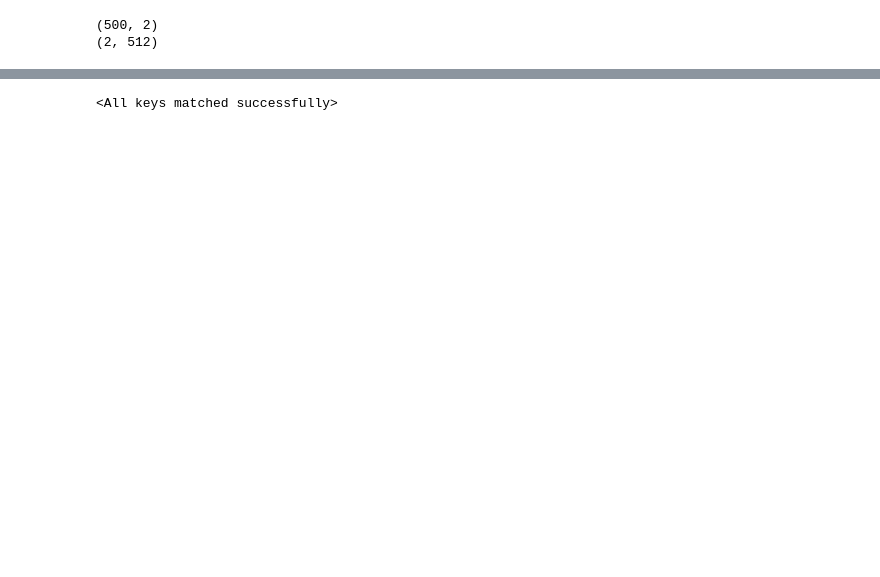
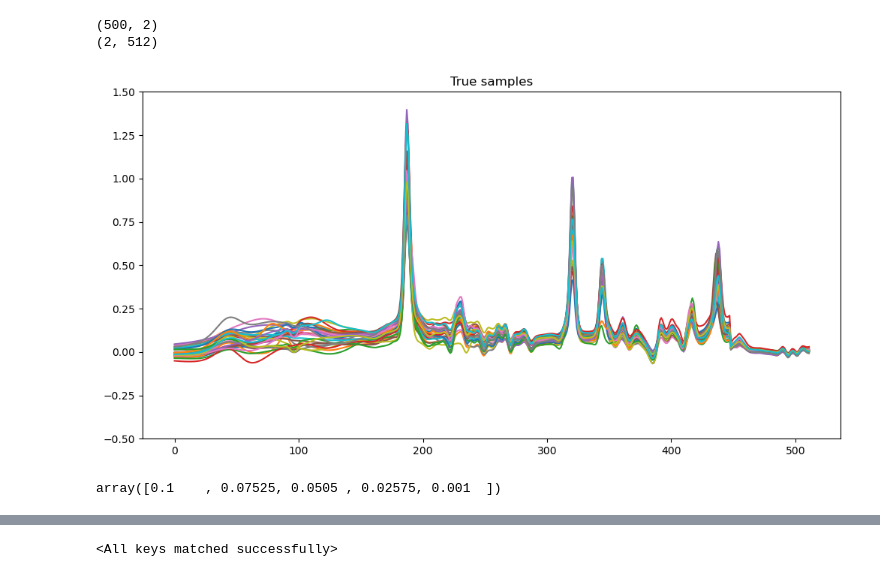
Before and after one commit to break-the-wa11/lpn_mrs, a Jupyter notebook: temp_code/test_sample.ipynb, the cells around one changed output, grey strips where cells are left out. Cells and saved outputs as stored; diff of their text form; code cells hidden in the pictures; blank space fills up the shorter version.

Commit message:
Update code for training larger conditional LPN

```diff
--- a/temp_code/test_sample.ipynb
+++ b/temp_code/test_sample.ipynb
@@ -19,6 +20,6 @@ from sklearn.decomposition import PCA
 # %%
 # Visualize true distribution using PCA
-true_dataset = MRSDataset(root='../data', split='train')
+true_dataset = MRSDataset(root='../data', split='train', data_type='low_lipid')
 all_samples = np.array([true_dataset[i] for i in range(len(true_dataset))])
 
 mean = np.mean(all_samples, axis=0)
@@ -33,4 +34,21 @@ print(pc_vector.shape)
 # %% [output]
 (500, 2)
 (2, 512)
+# %%
+plt.figure(figsize=(12,6))
+for i in range(30):
+    plt.plot(all_samples[i,:])
+plt.title('True samples')
+plt.ylim(-0.5, 1.5)
+plt.show()
+# %% [output]
+[figure, added]
+# %%
+noise_init = 0.1
+noise_final = 0.001
+num_stage = 5
+noise_schedule = np.linspace(noise_init, noise_final, num_stage)
+noise_schedule
+# %% [output]
+array([0.1    , 0.07525, 0.0505 , 0.02575, 0.001  ])
 # %%
```
Also changed, not shown: parts of 30 cells of this notebook, 22 other files.
